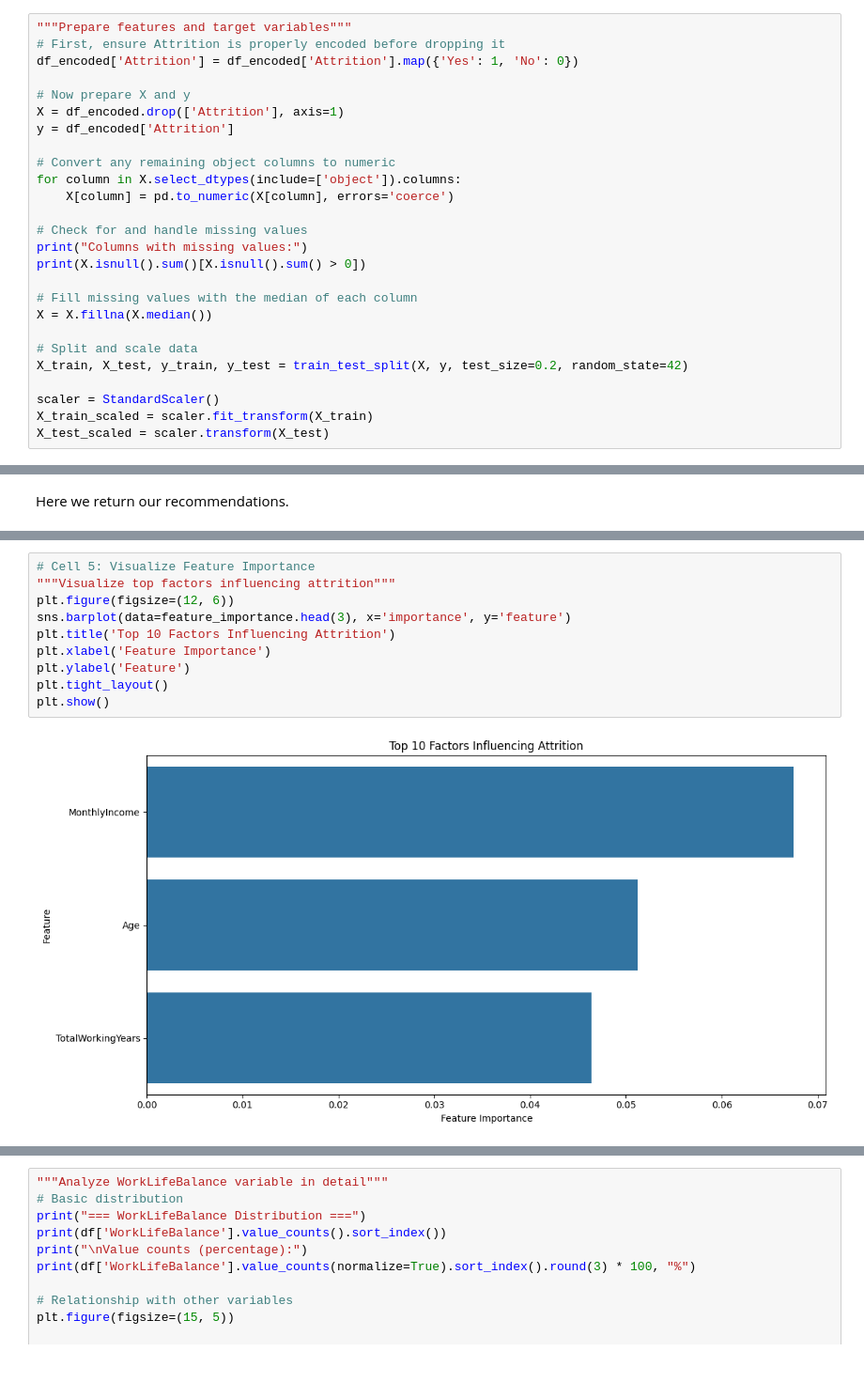
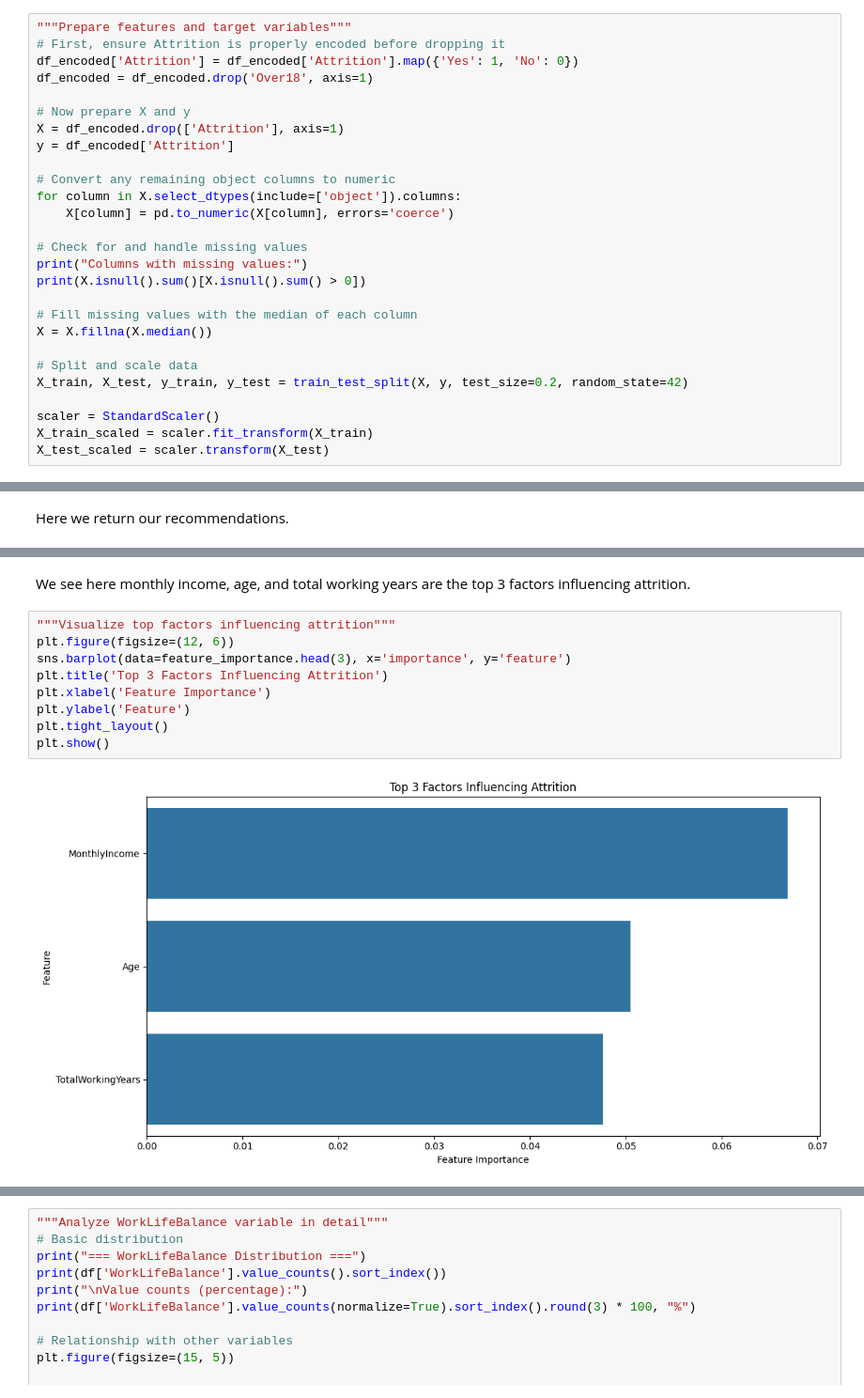
Before and after one commit to ablank74/Capstone-Project, a Jupyter notebook: notebooks/Case Study 1.ipynb, the cells around one changed output, grey strips where cells are left out. Shown at 94% size. Cells and saved outputs as stored; diff of their text form; blank space fills up the shorter version.

```diff
--- a/notebooks/Case Study 1.ipynb
+++ b/notebooks/Case Study 1.ipynb
@@ -97,6 +96,7 @@ Scale the features using StandardScaler.
 """Prepare features and target variables"""
 # First, ensure Attrition is properly encoded before dropping it
 df_encoded['Attrition'] = df_encoded['Attrition'].map({'Yes': 1, 'No': 0})
+df_encoded = df_encoded.drop('Over18', axis=1)
 
 # Now prepare X and y
 X = df_encoded.drop(['Attrition'], axis=1)
@@ -287,15 +281,16 @@ Metrics-based Recommendations:
 - Implement retention strategies:
   * Competitive compensation review
   * Enhanced benefits package
+# %% [markdown]
+We see here monthly income, age, and total working years are the top 3 factors influencing attrition.
 # %%
-# Cell 5: Visualize Feature Importance
 """Visualize top factors influencing attrition"""
 plt.figure(figsize=(12, 6))
 sns.barplot(data=feature_importance.head(3), x='importance', y='feature')
-plt.title('Top 10 Factors Influencing Attrition')
+plt.title('Top 3 Factors Influencing Attrition')
 plt.xlabel('Feature Importance')
 plt.ylabel('Feature')
 plt.tight_layout()
 plt.show()
 # %% [output]
-[figure, old version]
+[figure, new version]
```
Also changed, not shown: parts of 37 cells of this notebook.
